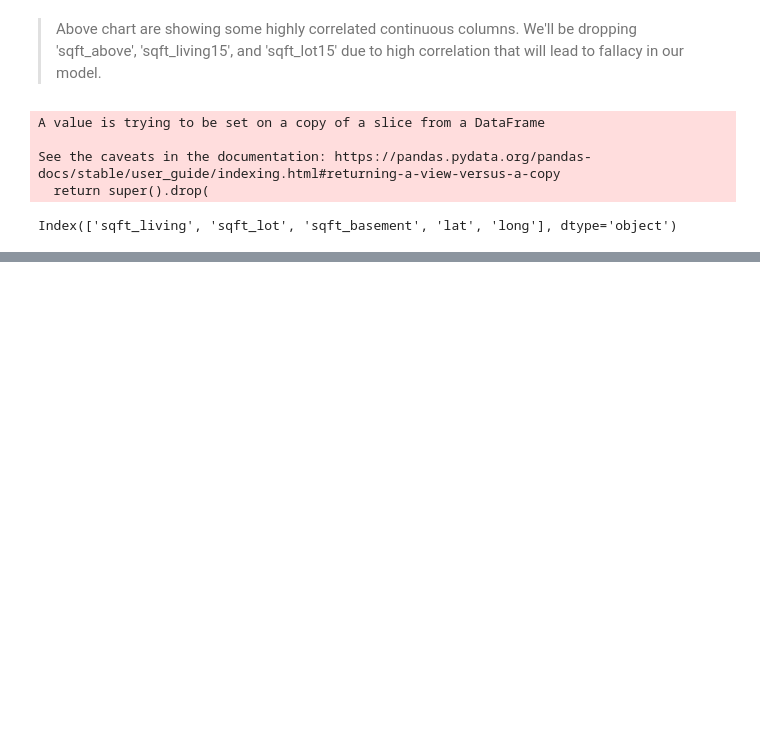
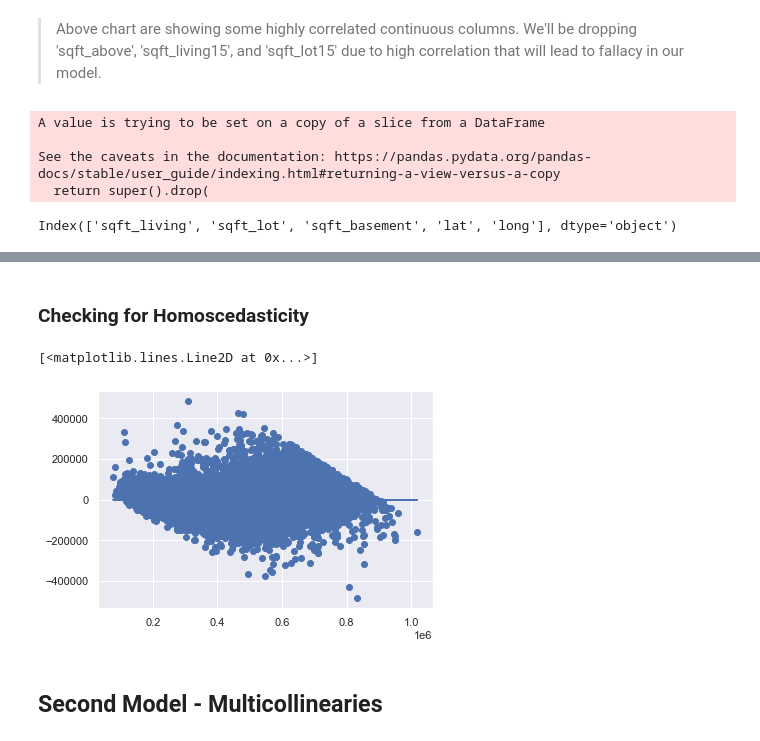
Before and after one commit to Deric-Williamson/house-sales-regression-model, a Jupyter notebook: Data_Cleaning.ipynb, the cells around one changed output, grey strips where cells are left out. Drawn from its saved outputs; the diff is of its cells as text; code cells hidden in the pictures; blank space fills up the shorter version.

```diff
--- a/Data_Cleaning.ipynb
+++ b/Data_Cleaning.ipynb
@@ -468,0 +648,10 @@ sns.scatterplot(data=df, x="sqft_living", y="price")
+# %% [markdown]
+### Checking for Homoscedasticity
+# %%
+plt.scatter(model.predict(dftrain[X.columns]), model.resid)
+plt.plot(model.predict(dftrain[X.columns]), [0 for i in range(len(dftrain))])
+# %% [output]
+[<matplotlib.lines.Line2D at 0x...>]
+[figure, added]
+# %% [markdown]
+## Second Model - Multicollinearies
```
Also changed, not shown: parts of 58 cells of this notebook.
